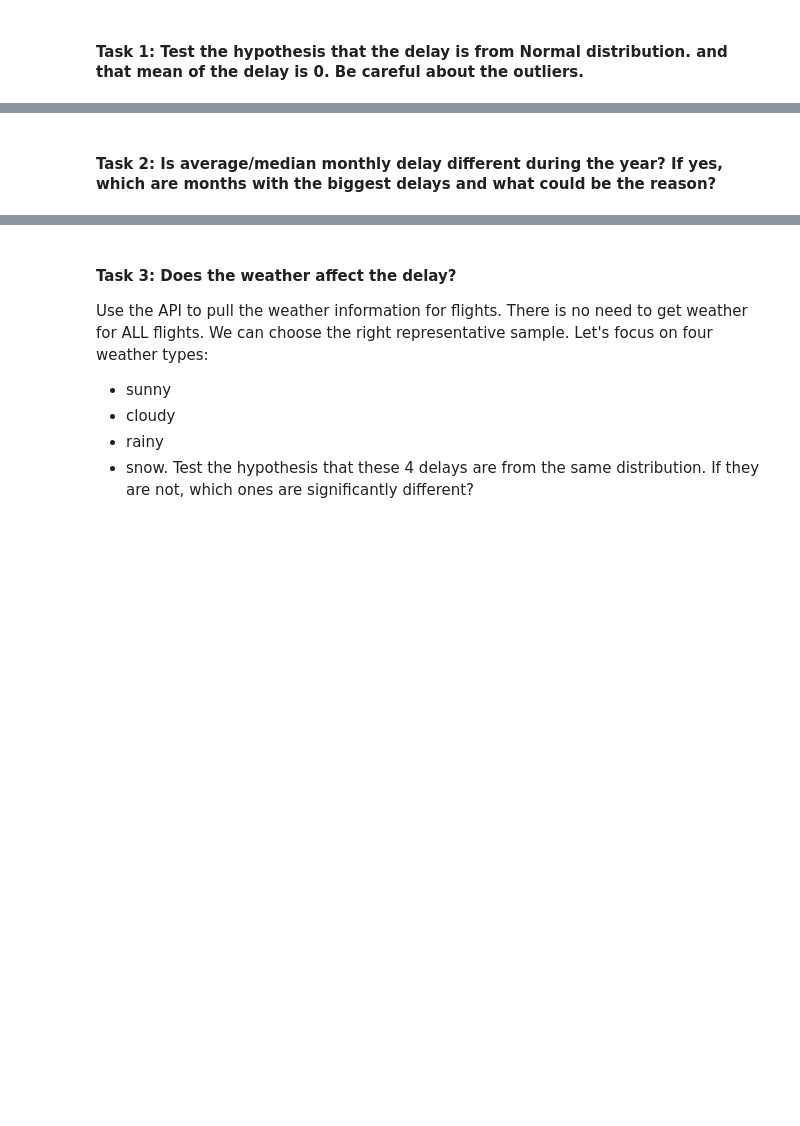
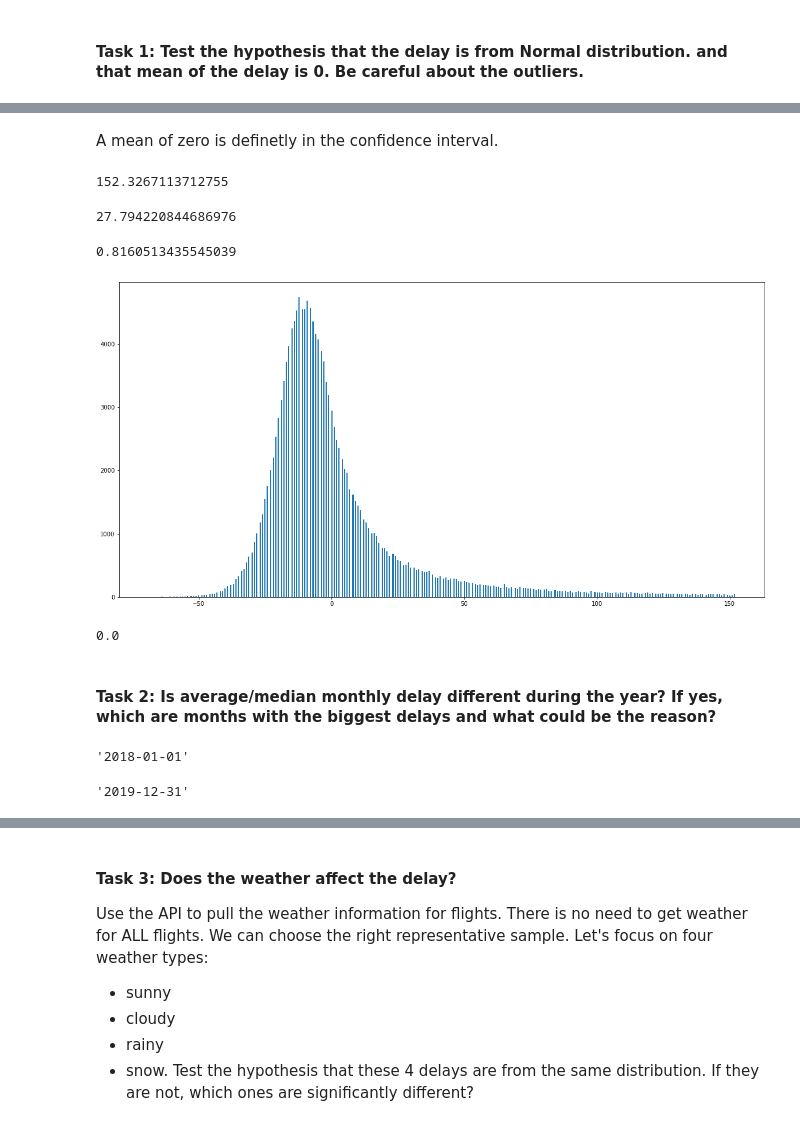
Before and after one commit to Noah2252/Lighthouse-Lab-Midterm-Project, a Jupyter notebook: exploratory_analysis.ipynb, the cells around one changed output, grey strips where cells are left out. Cells and saved outputs as stored; diff of their text form; code cells hidden in the pictures; blank space fills up the shorter version.

```diff
--- a/exploratory_analysis.ipynb
+++ b/exploratory_analysis.ipynb
@@ -10,2 +96,28 @@ We shouldn't limit our EDA to these 10 questions. Let's be creative :).
+# %% [markdown]
+A mean of zero is definetly in the confidence interval.
+# %%
+delay.std()*3
+# %% [output]
+152.3267113712755
+# %%
+delay_2 = delay[delay<delay.std()*3]
+# %%
+delay_2.std()
+# %% [output]
+27.794220844686976
+# %%
+delay_2.mean()
+# %% [output]
+0.8160513435545039
+# %%
+plt.figure(figsize=(20,10))
+plt.hist(delay_2, bins = 500)
+plt.show()
+# %% [output]
+[figure, added]
+# %%
+stats.shapiro(delay_2).pvalue
+# %% [output]
+0.0
 # %% [markdown]
 #### **Task 2**: Is average/median monthly delay different during the year? If yes, which are months with the biggest delays and what could be the reason?
@@ -11,0 +126,8 @@ We shouldn't limit our EDA to these 10 questions. Let's be creative :).
+# %%
+flights_1.fl_date.min()
+# %% [output]
+'2018-01-01'
+# %%
+flights_1.fl_date.max()
+# %% [output]
+'2019-12-31'
```
Also changed, not shown: parts of 22 cells of this notebook.
